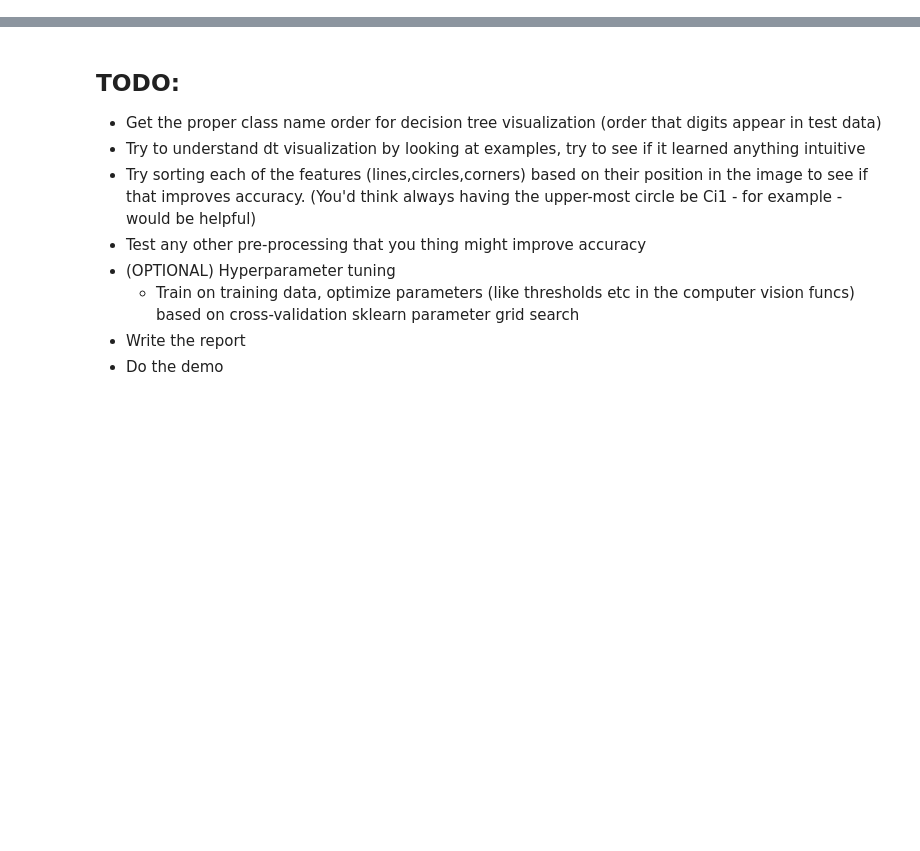
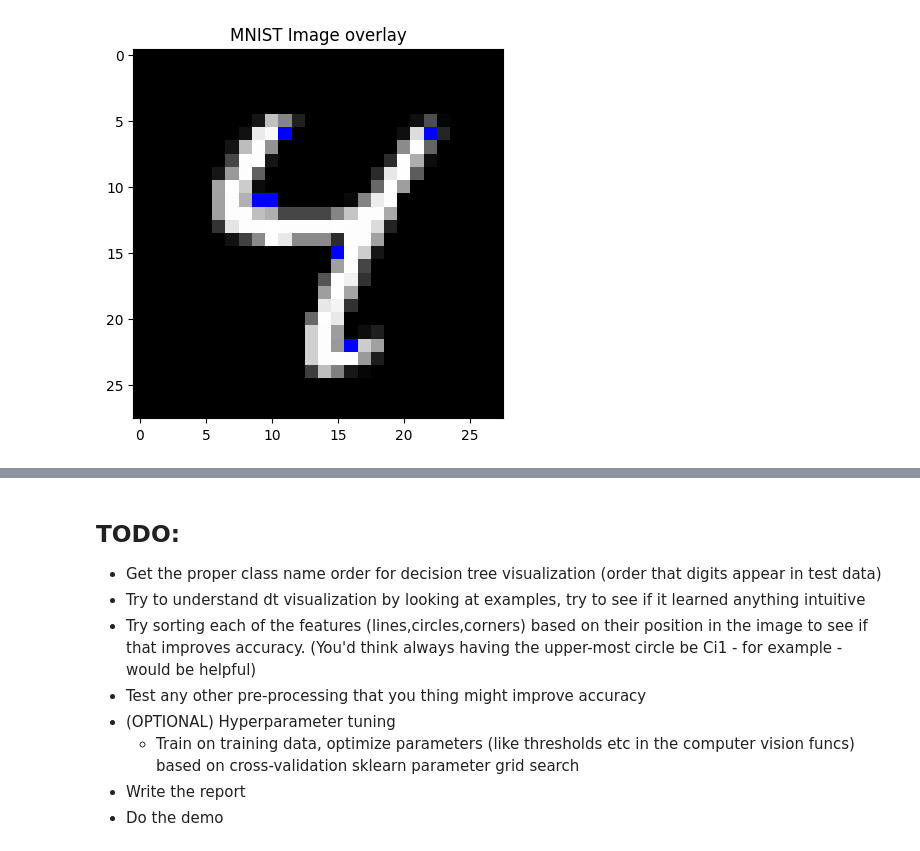
Before and after one commit to seankoneill/cv-interp-demo, a Jupyter notebook: trees.ipynb, the cells around one changed output, grey strips where cells are left out. Saved outputs shown, nothing was run; the diff lists cells and outputs as text; code cells hidden in the pictures; blank space fills up the shorter version.

```diff
--- a/trees.ipynb
+++ b/trees.ipynb
@@ -22,9 +23,6 @@ test_X, test_Y = test_data.data.numpy(), test_data.targets.numpy()
 #reduced size dataset can be used for quick testing of computationally intesive steps
 train_X_sm, train_Y_sm = train_X[:1000,:], train_Y[:1000]
 # %%
-for i in range(10):
-    show_overlay(test_X[i],
-                 get_lines(test_X[i]),
-                 get_circles(test_X[i]),
-                 get_corners(test_X[i]))
+for i in range(7, 8):
+    show_overlay(test_X[i], get_lines(test_X[i]), get_circles(test_X[i]), get_corners(test_X[i]))
 # %% [output]
@@ -40,0 +30,5 @@ for i in range(10):
+# %%
+for i in range(6, 7):
+    show_overlay(test_X[i], np.full(test_X[i].shape, np.nan), np.full(test_X[i].shape, np.nan), get_corners(test_X[i]))
+# %% [output]
+[figure, added]
```
Also changed, not shown: parts of 18 cells of this notebook, 3 other files.
